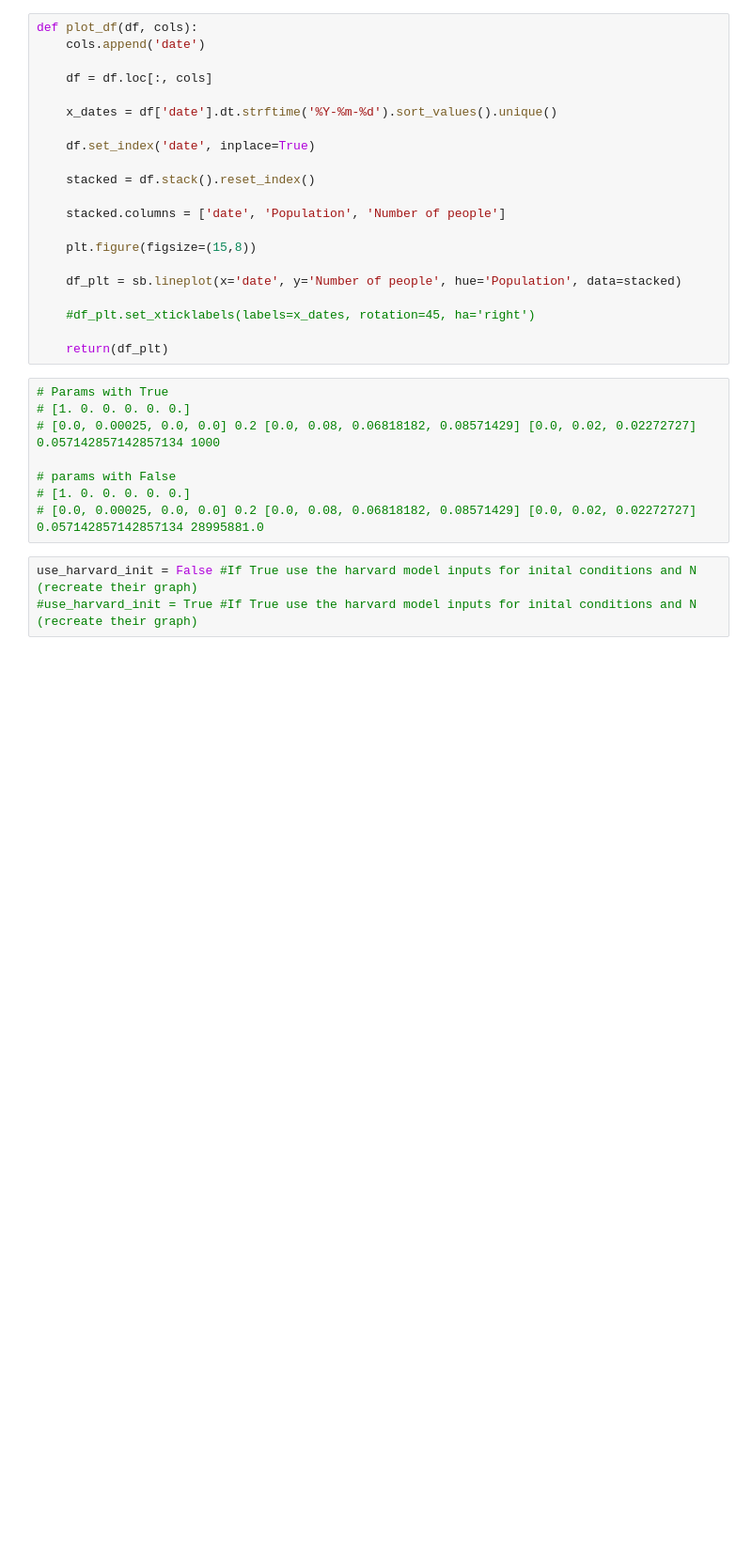
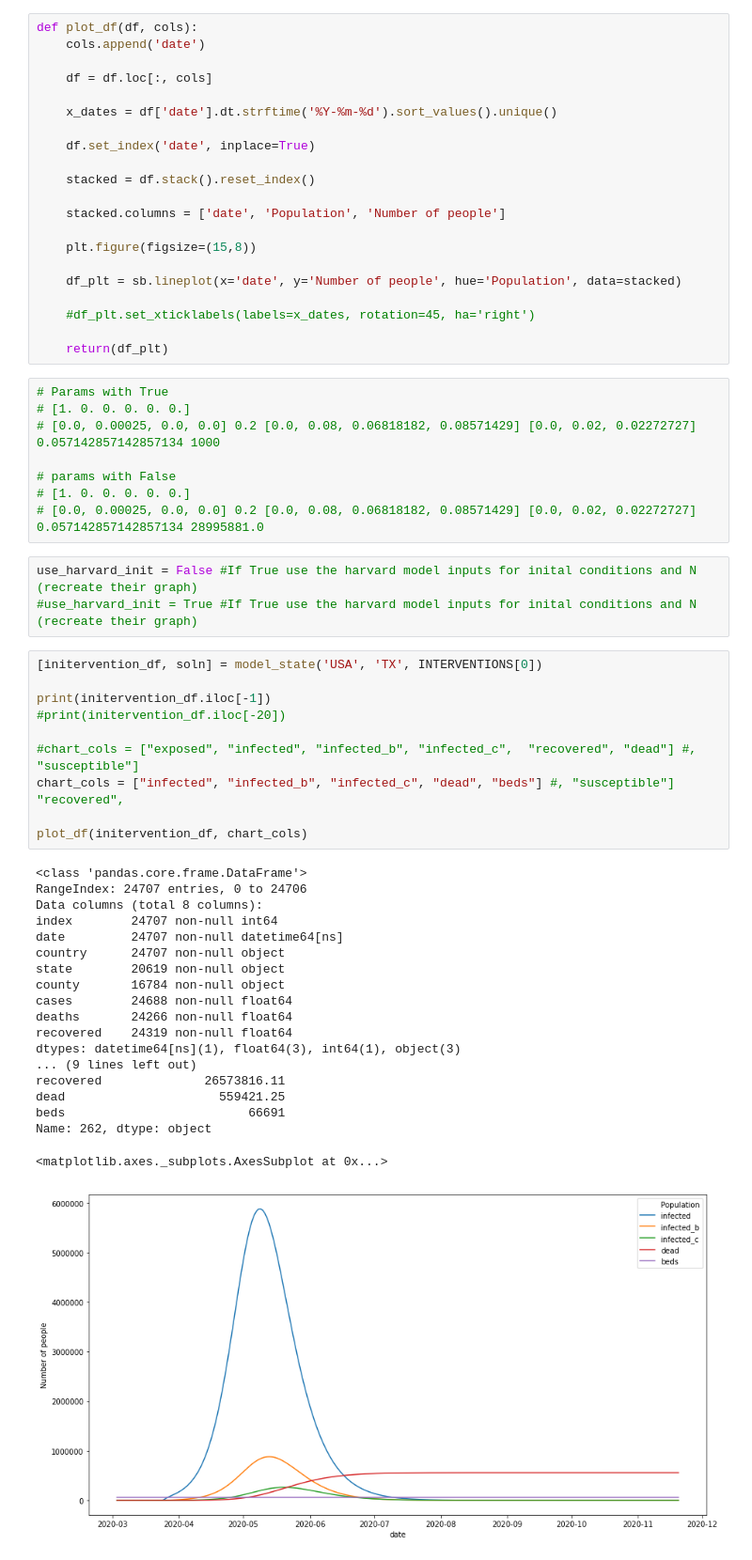
Before and after one commit to act-now-coalition/covid-data-model, a Jupyter notebook: seird_notebook_runtime.ipynb, the cells around one changed output. Shown at 94% size. Cells and saved outputs as stored; diff of their text form; blank space fills up the shorter version.

```diff
--- a/seird_notebook_runtime.ipynb
+++ b/seird_notebook_runtime.ipynb
@@ -143,6 +146,36 @@ def plot_df(df, cols):
 # %%
 use_harvard_init = False #If True use the harvard model inputs for inital conditions and N (recreate their graph)
 #use_harvard_init = True #If True use the harvard model inputs for inital conditions and N (recreate their graph)
+# %%
+[initervention_df, soln] = model_state('USA', 'TX', INTERVENTIONS[0])
+
+print(initervention_df.iloc[-1])
+#print(initervention_df.iloc[-20])
+
+#chart_cols = ["exposed", "infected", "infected_b", "infected_c",  "recovered", "dead"] #, "susceptible"]
+chart_cols = ["infected", "infected_b", "infected_c", "dead", "beds"] #, "susceptible"] "recovered",
+
+plot_df(initervention_df, chart_cols)
+# %% [output]
+<class 'pandas.core.frame.DataFrame'>
+RangeIndex: 24707 entries, 0 to 24706
+Data columns (total 8 columns):
+index        24707 non-null int64
+date         24707 non-null datetime64[ns]
+country      24707 non-null object
+state        20619 non-null object
+county       16784 non-null object
+cases        24688 non-null float64
+deaths       24266 non-null float64
+recovered    24319 non-null float64
+dtypes: datetime64[ns](1), float64(3), int64(1), object(3)
+... (9 lines left out)
+recovered              26573816.11
+dead                     559421.25
+beds                         66691
+Name: 262, dtype: object
+<matplotlib.axes._subplots.AxesSubplot at 0x...>
+[figure, added]
 # %%
 [initervention_df, soln] = model_state('USA', 'TX', INTERVENTIONS[4])
 
```
Also changed, not shown: parts of 7 cells of this notebook, 2 other files.
